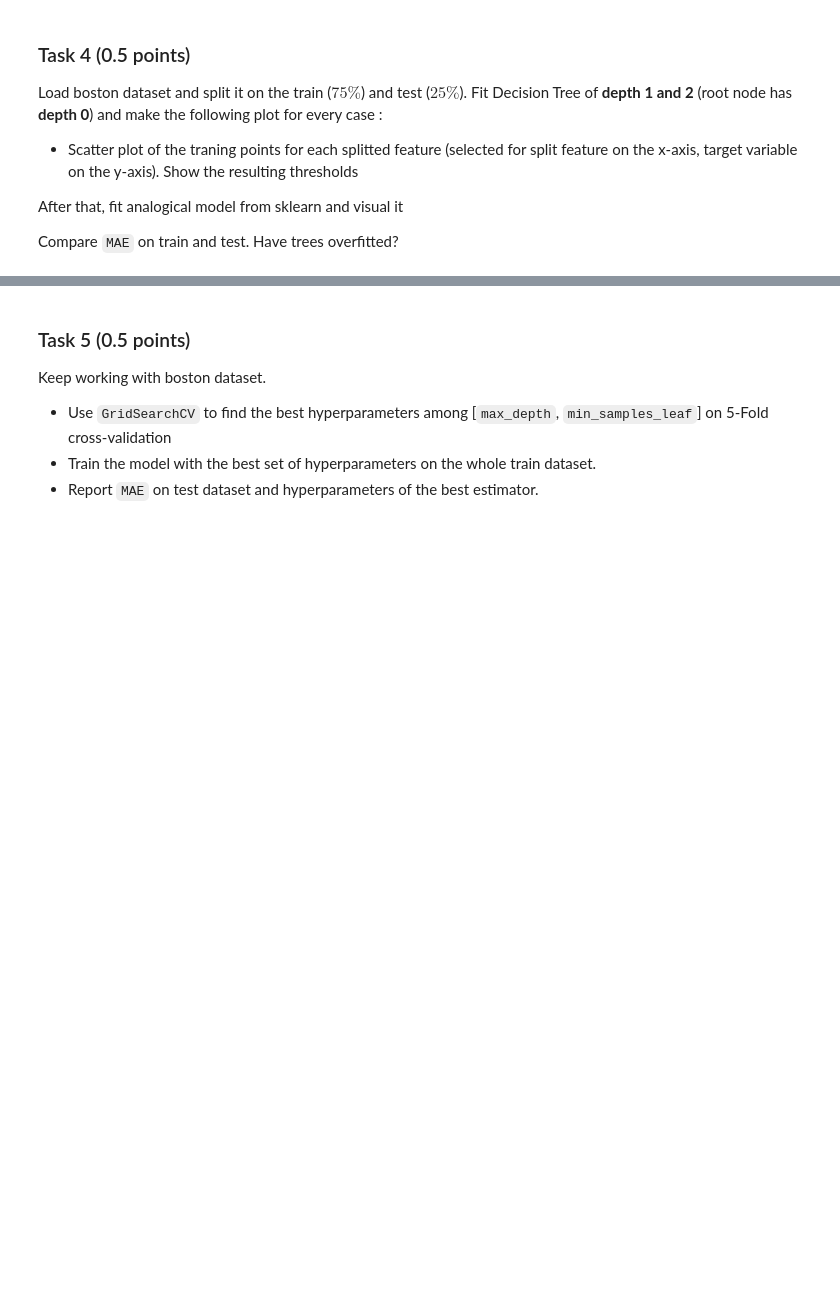
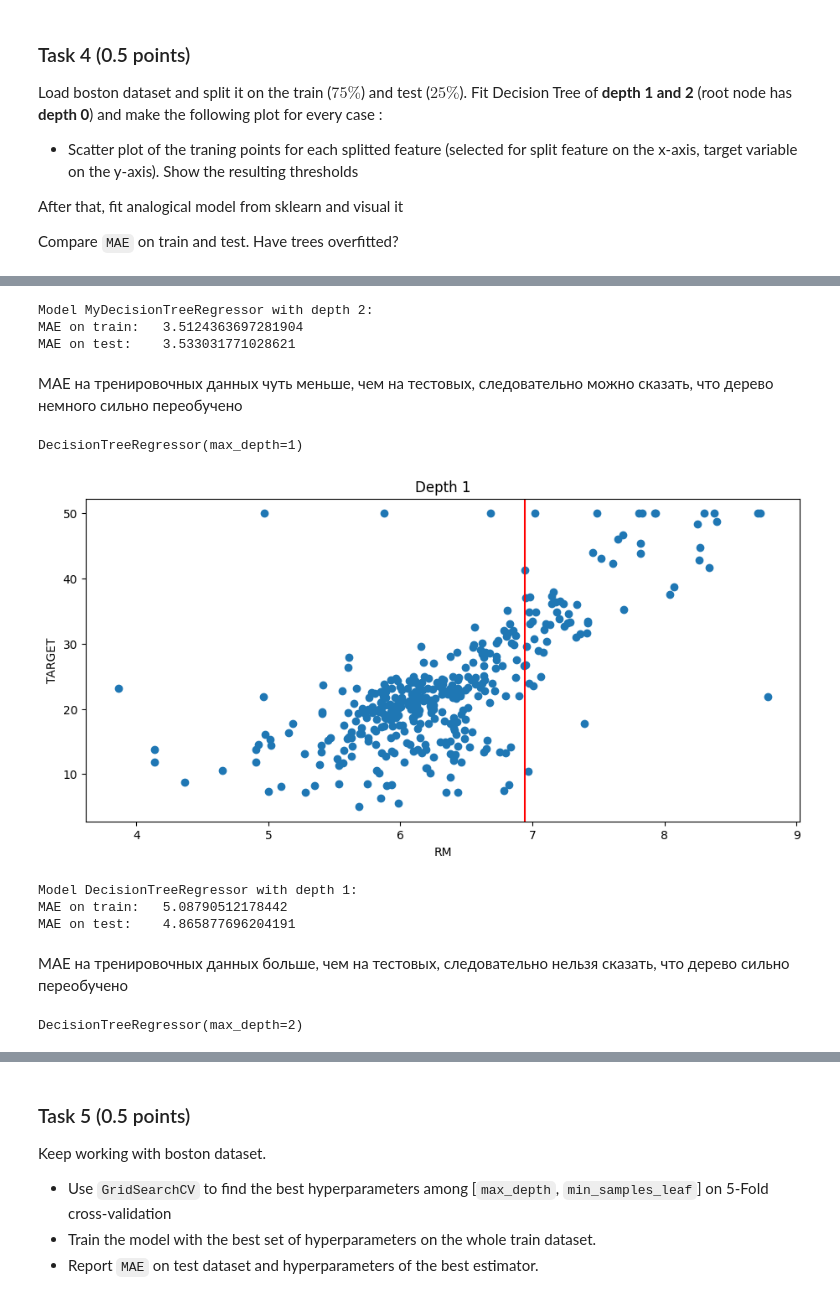
Before and after one commit to qwatro2/hse-mmad, a Jupyter notebook: hw4/Vlasov_NA_222_hw4_2024.ipynb, the cells around one changed output, grey strips where cells are left out. Saved outputs shown, nothing was run; the diff lists cells and outputs as text; code cells hidden in the pictures; blank space fills up the shorter version.

```diff
--- a/hw4/Vlasov_NA_222_hw4_2024.ipynb
+++ b/hw4/Vlasov_NA_222_hw4_2024.ipynb
@@ -407,0 +465,45 @@ df.head()
+# %%
+print_maes(mdtr2, X_train, X_test, y_train, y_test)
+# %% [output]
+Model MyDecisionTreeRegressor with depth 2:
+MAE on train:   3.5124363697281904
+MAE on test:    3.533031771028621
+# %% [markdown]
+MAE на тренировочных данных чуть меньше, чем на тестовых, следовательно можно сказать, что дерево немного сильно переобучено
+# %%
+def construct_split_columns_(tree):
+    result = {}
+
+    for (feature, threshold) in zip(tree.feature, tree.threshold):
+        if feature < 0:
+            continue
+        assert threshold >= 0
+        result[feature] = result.get(feature, []) + [threshold]
+
+    return result
+# %%
+from sklearn.tree import DecisionTreeRegressor
+
+dtr1 = DecisionTreeRegressor(max_depth=1, min_samples_split=2, min_samples_leaf=1)
+dtr1.fit(X_train, y_train)
+# %% [output]
+DecisionTreeRegressor(max_depth=1)
+# %%
+dtr1.split_columns_ = construct_split_columns_(dtr1.tree_)
+# %%
+make_scatter_plots(dtr1, X, X_train, y_train)
+# %% [output]
+[figure, added]
+# %%
+print_maes(dtr1, X_train, X_test, y_train, y_test)
+# %% [output]
+Model DecisionTreeRegressor with depth 1:
+MAE on train:   5.08790512178442
+MAE on test:    4.865877696204191
+# %% [markdown]
+MAE на тренировочных данных больше, чем на тестовых, следовательно нельзя сказать, что дерево сильно переобучено
+# %%
+dtr2 = DecisionTreeRegressor(max_depth=2, min_samples_split=2, min_samples_leaf=1)
+dtr2.fit(X_train, y_train)
+# %% [output]
+DecisionTreeRegressor(max_depth=2)
```
Also changed, not shown: parts of 17 cells of this notebook.
